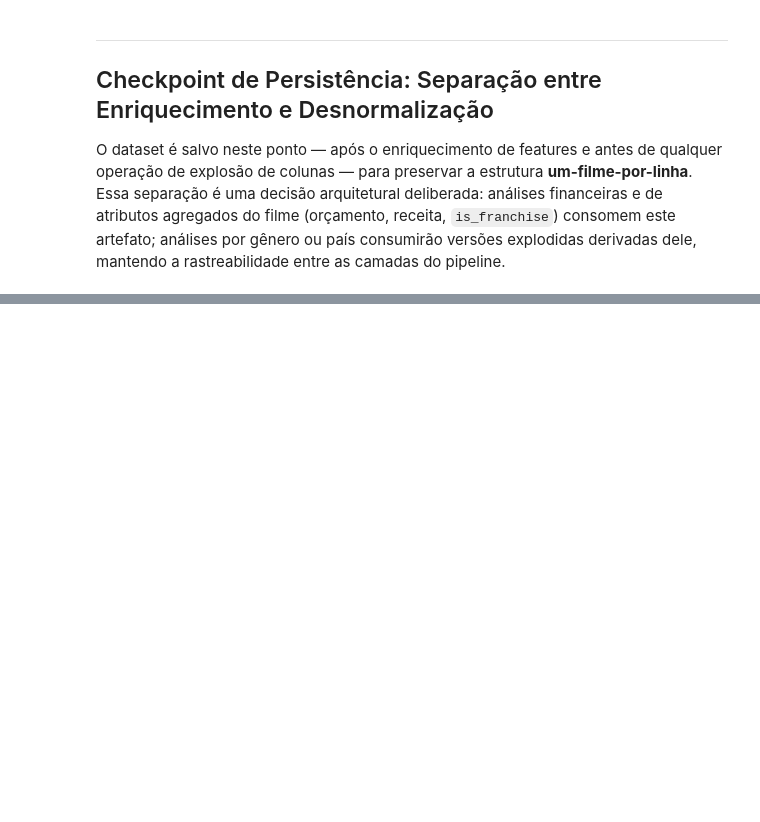
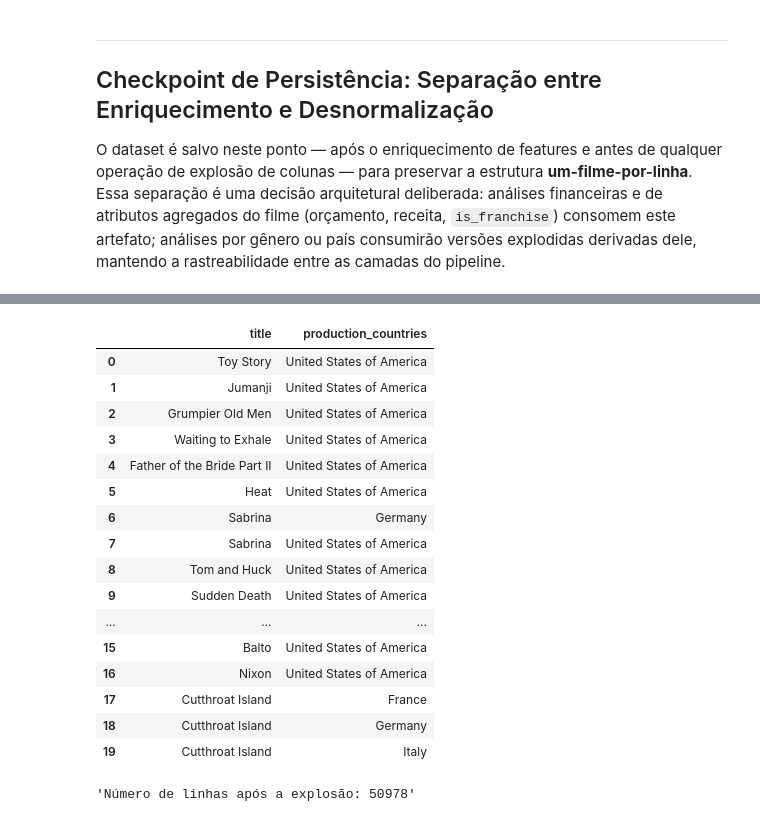
Before and after one commit to AleCecilio/entertainment_industry_performance_analysis, a Jupyter notebook: notebooks/08_feature_engineering_movies.ipynb, the cells around one changed output, grey strips where cells are left out. Cells and saved outputs as stored; diff of their text form; code cells hidden in the pictures; blank space fills up the shorter version.

```diff
--- a/notebooks/08_feature_engineering_movies.ipynb
+++ b/notebooks/08_feature_engineering_movies.ipynb
@@ -210,0 +292,55 @@ df_movies.to_csv(caminho_saida, index=False)
+# %%
+# Explodindo a coluna de países para criar uma linha por país
+df_countries_exploded = df_movies.explode('production_countries')
+
+# Limpando os espaços em branco dos países
+df_countries_exploded['production_countries'] = df_countries_exploded['production_countries'].str.strip()
+
+# Resetando o índice para evitar índices duplicados
+df_countries_exploded.reset_index(drop=True, inplace=True)
+# %%
+# Visualizando o resultado
+display(
+    df_countries_exploded[['title', 'production_countries']]
+    .head(20)
+    .style
+
+    .set_properties(
+        subset=['title'],
+        **{
+            'background-color': '#D8E2DC',
+            'color': 'black'
+        }
+    )
+
+    .set_properties(
+        subset=['production_countries'],
+        **{
+            'background-color': "#588157",
+            'color': 'white'
+        }
+    )
+)
+# %% [output]
+|  | title | production_countries |
+| 0 | Toy Story | United States of America |
+| 1 | Jumanji | United States of America |
+| 2 | Grumpier Old Men | United States of America |
+| 3 | Waiting to Exhale | United States of America |
+| 4 | Father of the Bride Part II | United States of America |
+| 5 | Heat | United States of America |
+| 6 | Sabrina | Germany |
+| 7 | Sabrina | United States of America |
+| 8 | Tom and Huck | United States of America |
+| 9 | Sudden Death | United States of America |
+| ... | ... | ... |
+| 15 | Balto | United States of America |
+| 16 | Nixon | United States of America |
+| 17 | Cutthroat Island | France |
+| 18 | Cutthroat Island | Germany |
+| 19 | Cutthroat Island | Italy |
+# %%
+# Verificando o número de linhas após a explosão
+display(f"Número de linhas após a explosão: {df_countries_exploded.shape[0]}")
+# %% [output]
+'Número de linhas após a explosão: 50978'
```
Also changed, not shown: parts of 15 cells of this notebook, 11 other files.
